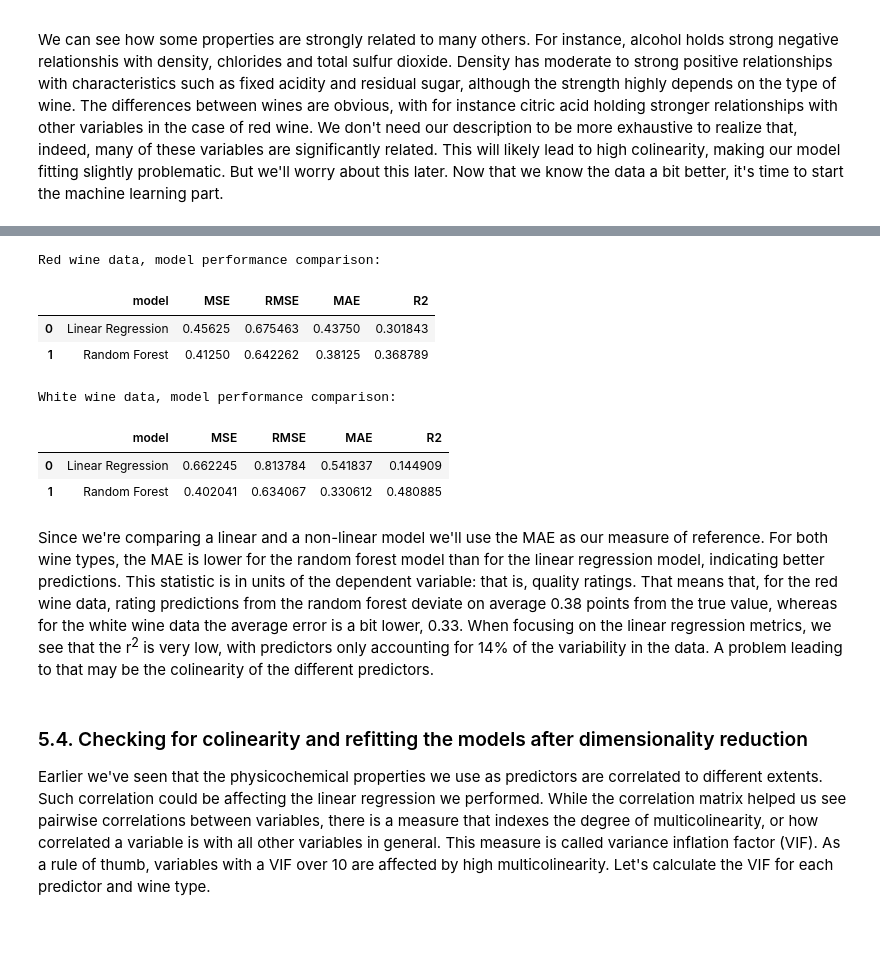
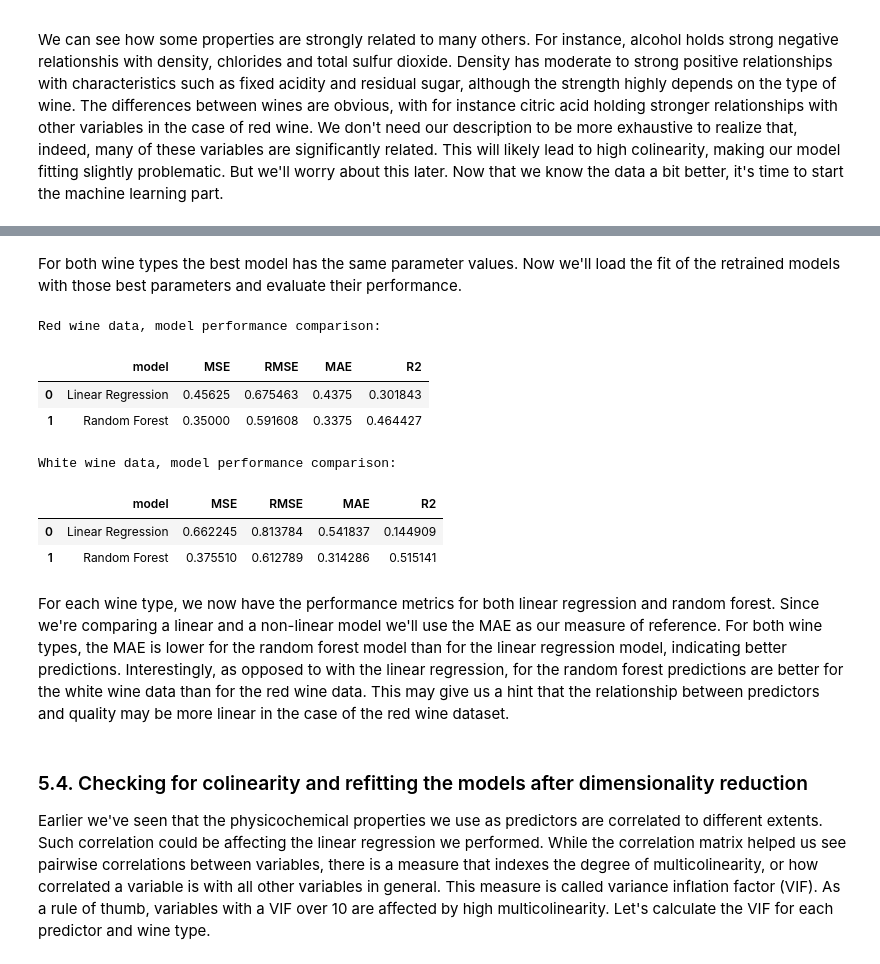
Before and after one commit to aguilarlleyda/wine_quality, a Jupyter notebook: wine_quality.ipynb, the cells around one changed output, grey strips where cells are left out. Cells and saved outputs as stored; diff of their text form; code cells hidden in the pictures; blank space fills up the shorter version.

```diff
--- a/wine_quality.ipynb
+++ b/wine_quality.ipynb
@@ -477,58 +652,34 @@ An important issue here is that we're trying to predict 0-to-10 scalar data, yet
+# %% [markdown]
+For both wine types the best model has the same parameter values. Now we'll load the fit of the retrained models with those best parameters and evaluate their performance.
 # %%
-#import necessary functions
-from sklearn.linear_model import LinearRegression
-from sklearn.ensemble import RandomForestRegressor
-
-#red wine data, linear regression: train, predict and evaluate
-lr_red = LinearRegression() #define type of model to train
-lr_red.fit(X_train_red, y_train_red) #train the model by using the train data
-y_pred_red_lr = lr_red.predict(X_test_red) #make predictions by using the test data
-y_pred_red_lr = y_pred_red_lr.round() #round predictions to nearest integer
-
-performance_df_red = evaluate_model_to_df(y_test_red, y_pred_red_lr, 'Linear Regression', performance_df_red) #evaluate
-
-#red wine data, random forest: train, predict and evaluate
-rf_red = RandomForestRegressor(n_estimators=100, random_state=ranstate)
-rf_red.fit(X_train_red, y_train_red)
-y_pred_red_rf = rf_red.predict(X_test_red)
-y_pred_red_rf = y_pred_red_rf.round()
-
-performance_df_red = evaluate_model_to_df(y_test_red, y_pred_red_rf, 'Random Forest', performance_df_red) #evaluate
+#red wine data: predict and evaluate best model on the test set
+y_pred_rf_red = best_rf_red.predict(X_test_red)
+y_pred_rf_red = y_pred_rf_red.round()
+performance_df_red = evaluate_model_to_df(y_test_red, y_pred_rf_red, 'Random Forest', performance_df_red)
 
 #red wine data, display the performance DataFrame
 print("Red wine data, model performance comparison:")
 display(performance_df_red)
 
-#white wine data, linear regression: train, predict and evaluate
-lr_white = LinearRegression()
-lr_white.fit(X_train_white, y_train_white)
-y_pred_white_lr = lr_white.predict(X_test_white)
-y_pred_white_lr = y_pred_white_lr.round()
-
-performance_df_white = evaluate_model_to_df(y_test_white, y_pred_white_lr, 'Linear Regression', performance_df_white) #evaluate
-
-#white wine data, random forest: train, predict and evaluate
-rf_white = RandomForestRegressor(n_estimators=100, random_state=ranstate)
-rf_white.fit(X_train_white, y_train_white)
-y_pred_white_rf = rf_white.predict(X_test_white)
-y_pred_white_rf = y_pred_white_rf.round()
-
-performance_df_white = evaluate_model_to_df(y_test_white, y_pred_white_rf, 'Random Forest', performance_df_white) #evaluate
+#white wine data: predict and evaluate best model on the test set
+y_pred_rf_white = best_rf_white.predict(X_test_white)
+y_pred_rf_white = y_pred_rf_white.round()
+performance_df_white = evaluate_model_to_df(y_test_white, y_pred_rf_white, 'Random Forest', performance_df_white)
 
 #white wine data, display the performance DataFrame
 print("White wine data, model performance comparison:")
 display(performance_df_white)
 # %% [output]
 Red wine data, model performance comparison:
 |  | model | MSE | RMSE | MAE | R2 |
-| 0 | Linear Regression | 0.45625 | 0.675463 | 0.43750 | 0.301843 |
-| 1 | Random Forest | 0.41250 | 0.642262 | 0.38125 | 0.368789 |
+| 0 | Linear Regression | 0.45625 | 0.675463 | 0.4375 | 0.301843 |
+| 1 | Random Forest | 0.35000 | 0.591608 | 0.3375 | 0.464427 |
 White wine data, model performance comparison:
 |  | model | MSE | RMSE | MAE | R2 |
 | 0 | Linear Regression | 0.662245 | 0.813784 | 0.541837 | 0.144909 |
-| 1 | Random Forest | 0.402041 | 0.634067 | 0.330612 | 0.480885 |
+| 1 | Random Forest | 0.375510 | 0.612789 | 0.314286 | 0.515141 |
-# %% [markdown]
-Since we're comparing a linear and a non-linear model we'll use the MAE as our measure of reference. For both wine types, the MAE is lower for the random forest model than for the linear regression model, indicating better predictions. This statistic is in units of the dependent variable: that is, quality ratings. That means that, for the red wine data, rating predictions from the random forest deviate on average 0.38 points from the true value, whereas for the white wine data the average error is a bit lower, 0.33. When focusing on the linear regression metrics, we see that the r<sup>2</sup> is very low, with predictors only accounting for 14% of the variability in the data. A problem leading to that may be the colinearity of the different predictors.
+# %% [markdown]
+For each wine type, we now have the performance metrics for both linear regression and random forest. Since we're comparing a linear and a non-linear model we'll use the MAE as our measure of reference. For both wine types, the MAE is lower for the random forest model than for the linear regression model, indicating better predictions. Interestingly, as opposed to with the linear regression, for the random forest predictions are better for the white wine data than for the red wine data. This may give us a hint that the relationship between predictors and quality may be more linear in the case of the red wine dataset.
 # %% [markdown]
 ### 5.4. Checking for colinearity and refitting the models after dimensionality reduction
 Earlier we've seen that the physicochemical properties we use as predictors are correlated to different extents. Such correlation could be affecting the linear regression we performed. While the correlation matrix helped us see pairwise correlations between variables, there is a measure that indexes the degree of multicolinearity, or how correlated a variable is with all other variables in general. This measure is called variance inflation factor (VIF). As a rule of thumb, variables with a VIF over 10 are affected by high multicolinearity. Let's calculate the VIF for each predictor and wine type.
```
Also changed, not shown: parts of 63 cells of this notebook, 4 other files.
